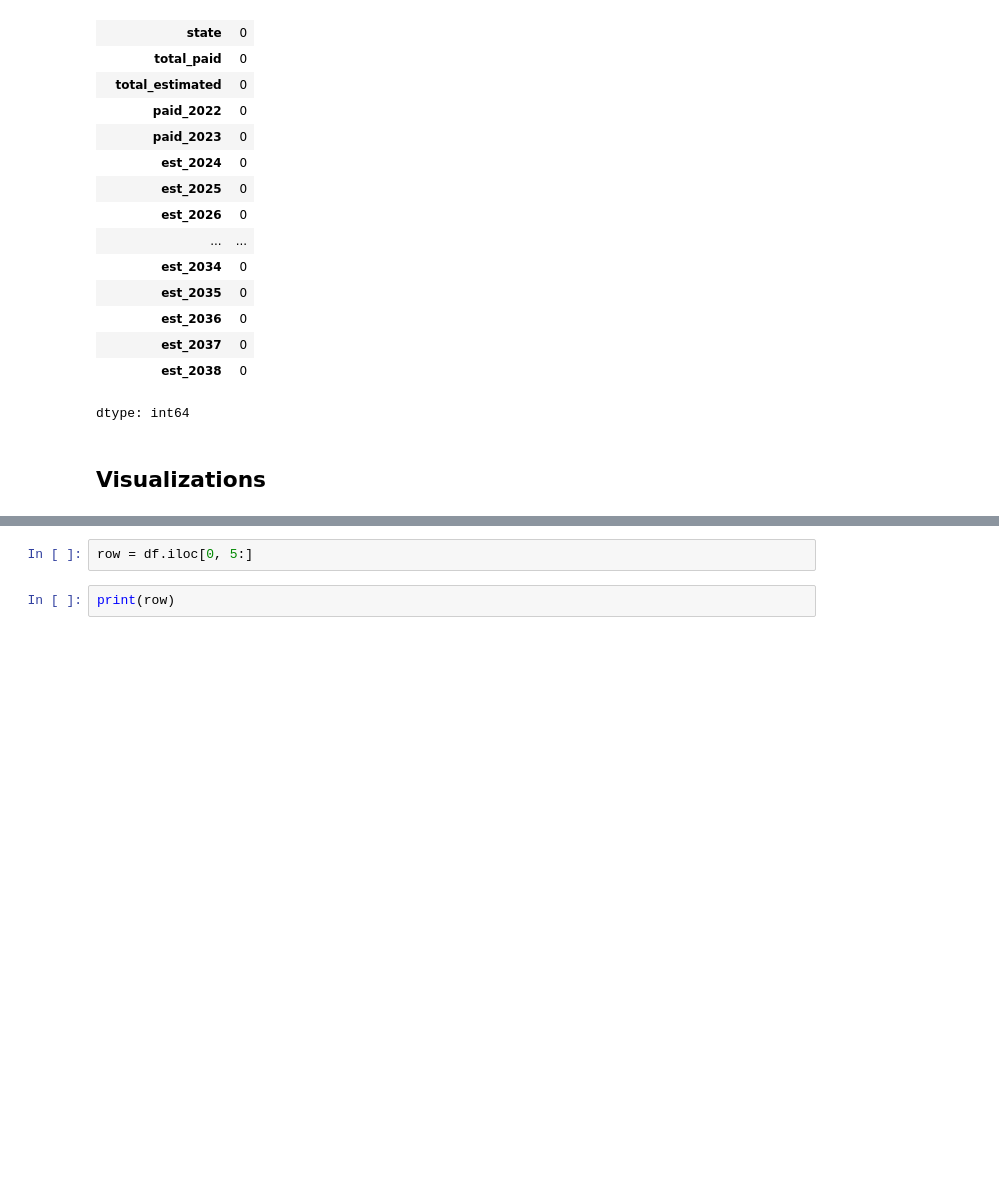
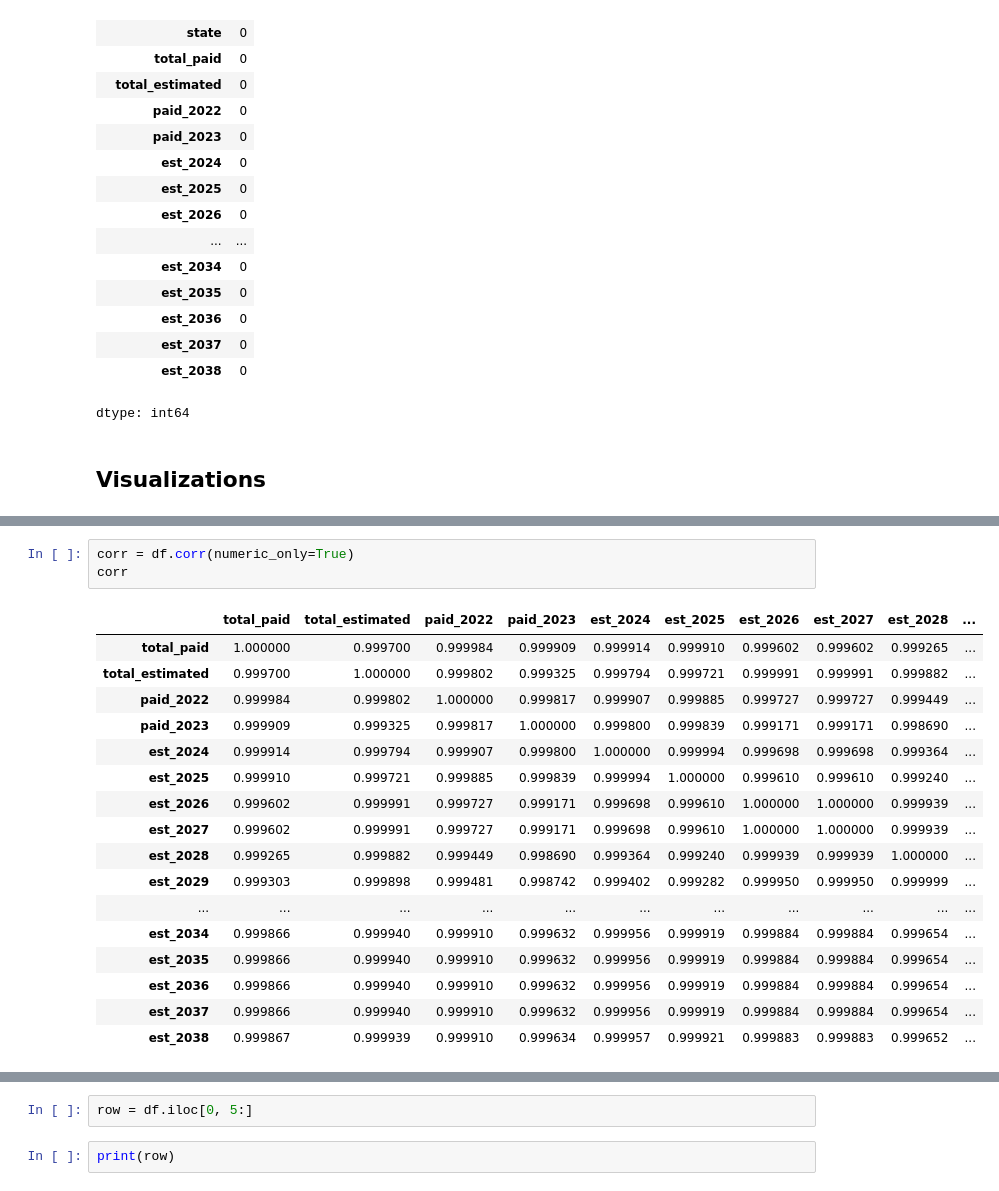
Before and after one commit to gabbycjames/Opioid_Settlements, a Jupyter notebook: Opioid_Settlements.ipynb, the cells around one changed output, grey strips where cells are left out. Cells and saved outputs as stored; diff of their text form; blank space fills up the shorter version.

```diff
--- a/Opioid_Settlements.ipynb
+++ b/Opioid_Settlements.ipynb
@@ -87,0 +93,21 @@ dtype: int64
+# %%
+corr = df.corr(numeric_only=True)
+corr
+# %% [output]
+|  | total_paid | total_estimated | paid_2022 | paid_2023 | est_2024 | est_2025 | est_2026 | est_2027 | est_2028 | ... |
+| total_paid | 1.000000 | 0.999700 | 0.999984 | 0.999909 | 0.999914 | 0.999910 | 0.999602 | 0.999602 | 0.999265 | ... |
+| total_estimated | 0.999700 | 1.000000 | 0.999802 | 0.999325 | 0.999794 | 0.999721 | 0.999991 | 0.999991 | 0.999882 | ... |
+| paid_2022 | 0.999984 | 0.999802 | 1.000000 | 0.999817 | 0.999907 | 0.999885 | 0.999727 | 0.999727 | 0.999449 | ... |
+| paid_2023 | 0.999909 | 0.999325 | 0.999817 | 1.000000 | 0.999800 | 0.999839 | 0.999171 | 0.999171 | 0.998690 | ... |
+| est_2024 | 0.999914 | 0.999794 | 0.999907 | 0.999800 | 1.000000 | 0.999994 | 0.999698 | 0.999698 | 0.999364 | ... |
+| est_2025 | 0.999910 | 0.999721 | 0.999885 | 0.999839 | 0.999994 | 1.000000 | 0.999610 | 0.999610 | 0.999240 | ... |
+| est_2026 | 0.999602 | 0.999991 | 0.999727 | 0.999171 | 0.999698 | 0.999610 | 1.000000 | 1.000000 | 0.999939 | ... |
+| est_2027 | 0.999602 | 0.999991 | 0.999727 | 0.999171 | 0.999698 | 0.999610 | 1.000000 | 1.000000 | 0.999939 | ... |
+| est_2028 | 0.999265 | 0.999882 | 0.999449 | 0.998690 | 0.999364 | 0.999240 | 0.999939 | 0.999939 | 1.000000 | ... |
+| est_2029 | 0.999303 | 0.999898 | 0.999481 | 0.998742 | 0.999402 | 0.999282 | 0.999950 | 0.999950 | 0.999999 | ... |
+| ... | ... | ... | ... | ... | ... | ... | ... | ... | ... | ... |
+| est_2034 | 0.999866 | 0.999940 | 0.999910 | 0.999632 | 0.999956 | 0.999919 | 0.999884 | 0.999884 | 0.999654 | ... |
+| est_2035 | 0.999866 | 0.999940 | 0.999910 | 0.999632 | 0.999956 | 0.999919 | 0.999884 | 0.999884 | 0.999654 | ... |
+| est_2036 | 0.999866 | 0.999940 | 0.999910 | 0.999632 | 0.999956 | 0.999919 | 0.999884 | 0.999884 | 0.999654 | ... |
+| est_2037 | 0.999866 | 0.999940 | 0.999910 | 0.999632 | 0.999956 | 0.999919 | 0.999884 | 0.999884 | 0.999654 | ... |
+| est_2038 | 0.999867 | 0.999939 | 0.999910 | 0.999634 | 0.999957 | 0.999921 | 0.999883 | 0.999883 | 0.999652 | ... |
```
Also changed, not shown: parts of 4 cells of this notebook.
